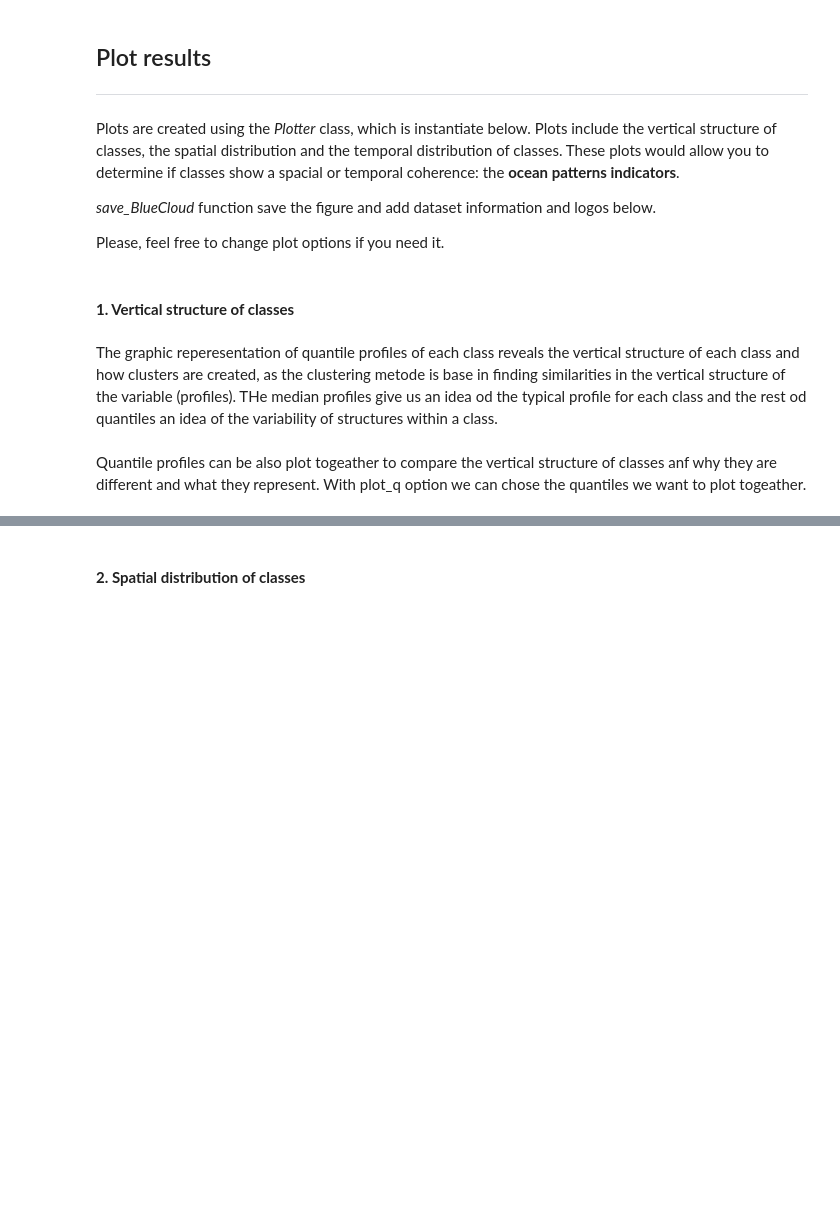
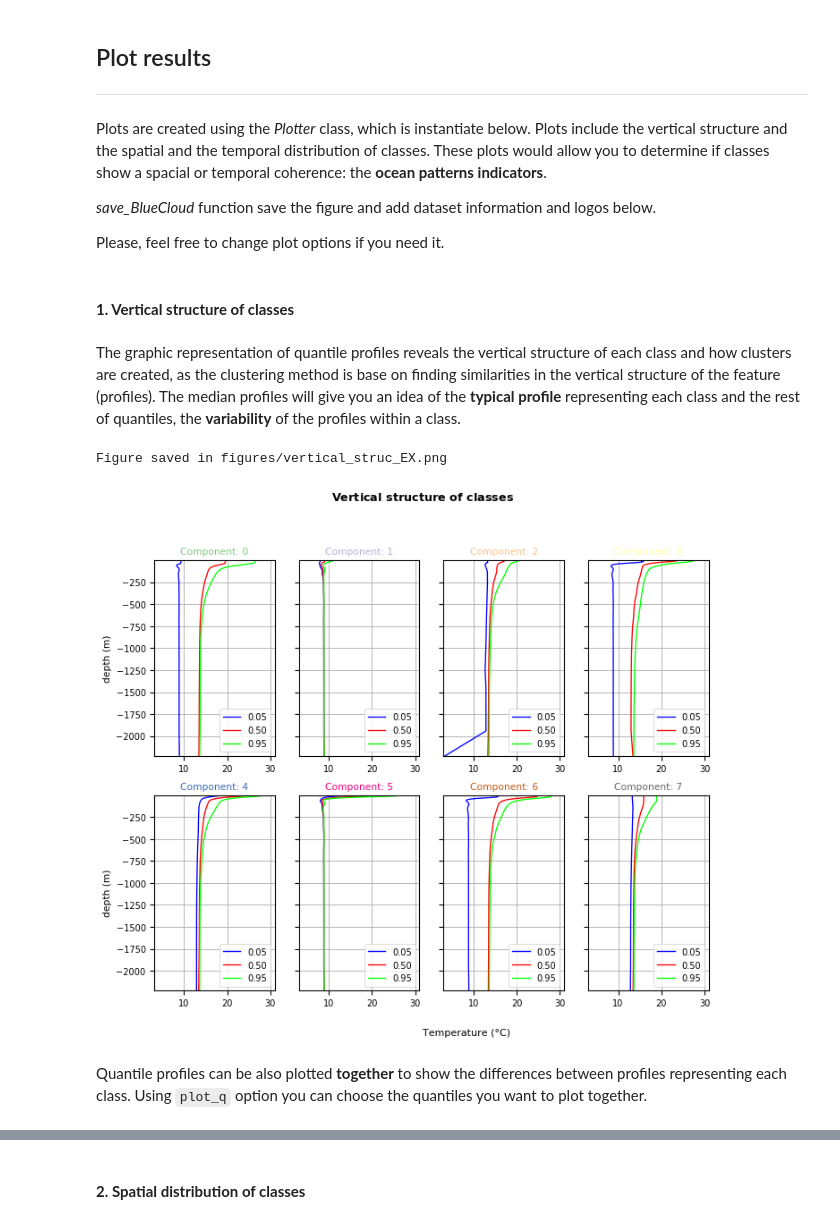
Before and after one commit to euroargodev/BlueCloud, a Jupyter notebook: predict_PCMlabels_and_plot.ipynb, the cells around one changed output, grey strips where cells are left out. Cells and saved outputs as stored; diff of their text form; code cells hidden in the pictures; blank space fills up the shorter version.

```diff
--- a/predict_PCMlabels_and_plot.ipynb
+++ b/predict_PCMlabels_and_plot.ipynb
@@ -183,7 +181,7 @@ Data variables:
 ## Plot results
 ***
 # %% [markdown]
-Plots are created using the *Plotter* class, which is instantiate below. Plots include the vertical structure of classes, the spatial distribution and the temporal distribution of classes. These plots would allow you to determine if classes show a spacial or temporal coherence: the __ocean patterns indicators__.
+Plots are created using the *Plotter* class, which is instantiate below. Plots include the vertical structure and the spatial and the temporal distribution of classes. These plots would allow you to determine if classes show a spacial or temporal coherence: the __ocean patterns indicators__.
 
 *save_BlueCloud* function save the figure and add dataset information and logos below.
 
@@ -193,12 +191,14 @@ P = Plotter(ds, m)
 # %% [markdown]
 #### __1. Vertical structure of classes__
 # %% [markdown]
-The graphic reperesentation of quantile profiles of each class reveals the vertical structure of each class and how clusters are created, as the clustering metode is base in finding similarities in the vertical structure of the variable (profiles). THe median profiles give us an idea od the typical profile for each class and the rest od quantiles an idea of the variability of structures within a class.
+The graphic representation of quantile profiles reveals the vertical structure of each class and how clusters are created, as the clustering method is base on finding similarities in the vertical structure of the feature (profiles). The median profiles will give you an idea of the __typical profile__ representing each class and the rest of quantiles, the __variability__ of the profiles within a class.
 # %%
 P.vertical_structure(q_variable = var_name_ds + '_Q', sharey=True, xlabel='Temperature (°C)')
-#P.save_BlueCloud('figures/vertical_struc_EX.png')
-P.save_BlueCloud('figures/test.png')
+P.save_BlueCloud('figures/vertical_struc_EX.png')
+# %% [output]
+Figure saved in figures/vertical_struc_EX.png
+[figure, added]
 # %% [markdown]
-Quantile profiles can be also plot togeather to compare the vertical structure of classes anf why they are different and what they represent. With plot_q option we can chose the quantiles we want to plot togeather.
+Quantile profiles can be also plotted __together__ to show the differences between profiles representing each class. Using `plot_q` option you can choose the quantiles you want to plot together.
 # %%
 P.vertical_structure_comp(q_variable = var_name_ds + '_Q', plot_q= 'all', xlabel='Temperature (°C)')
```
Also changed, not shown: parts of 28 cells of this notebook, 9 other files.
